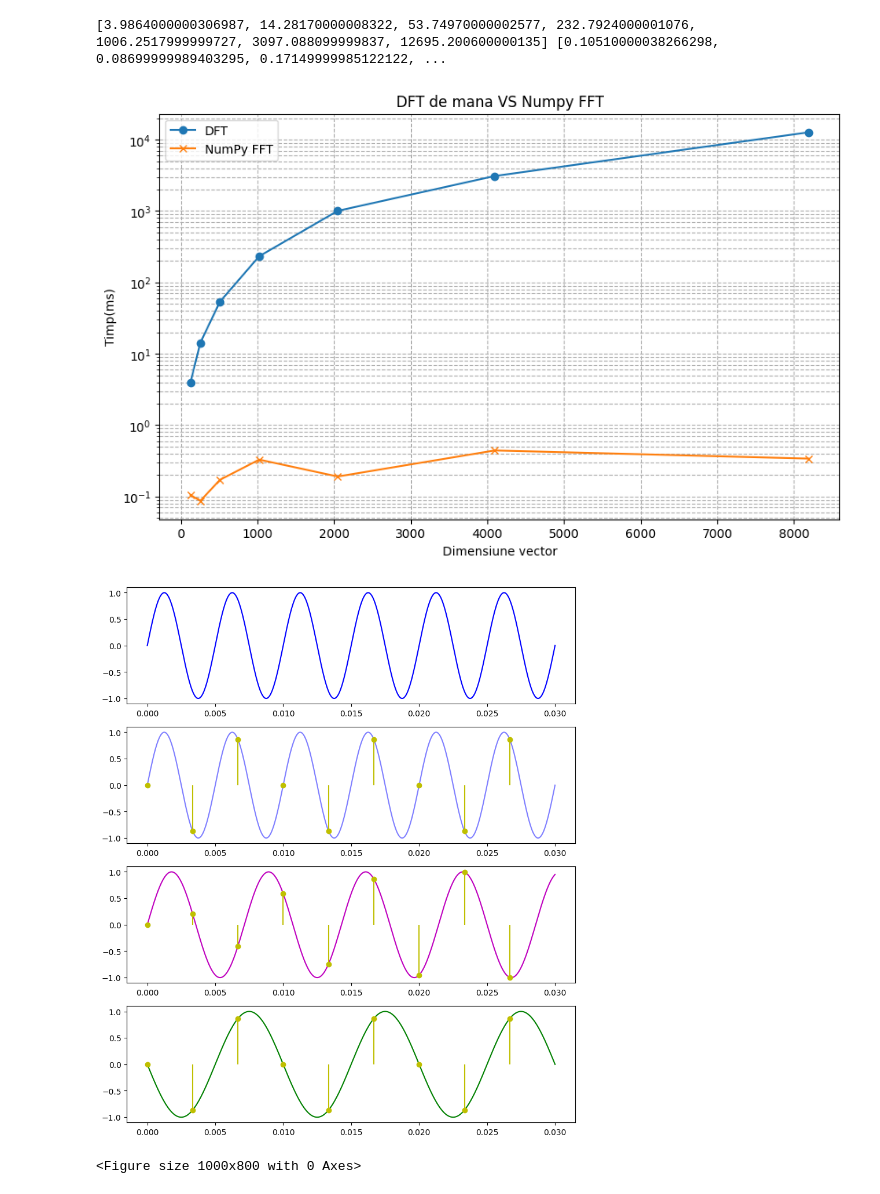
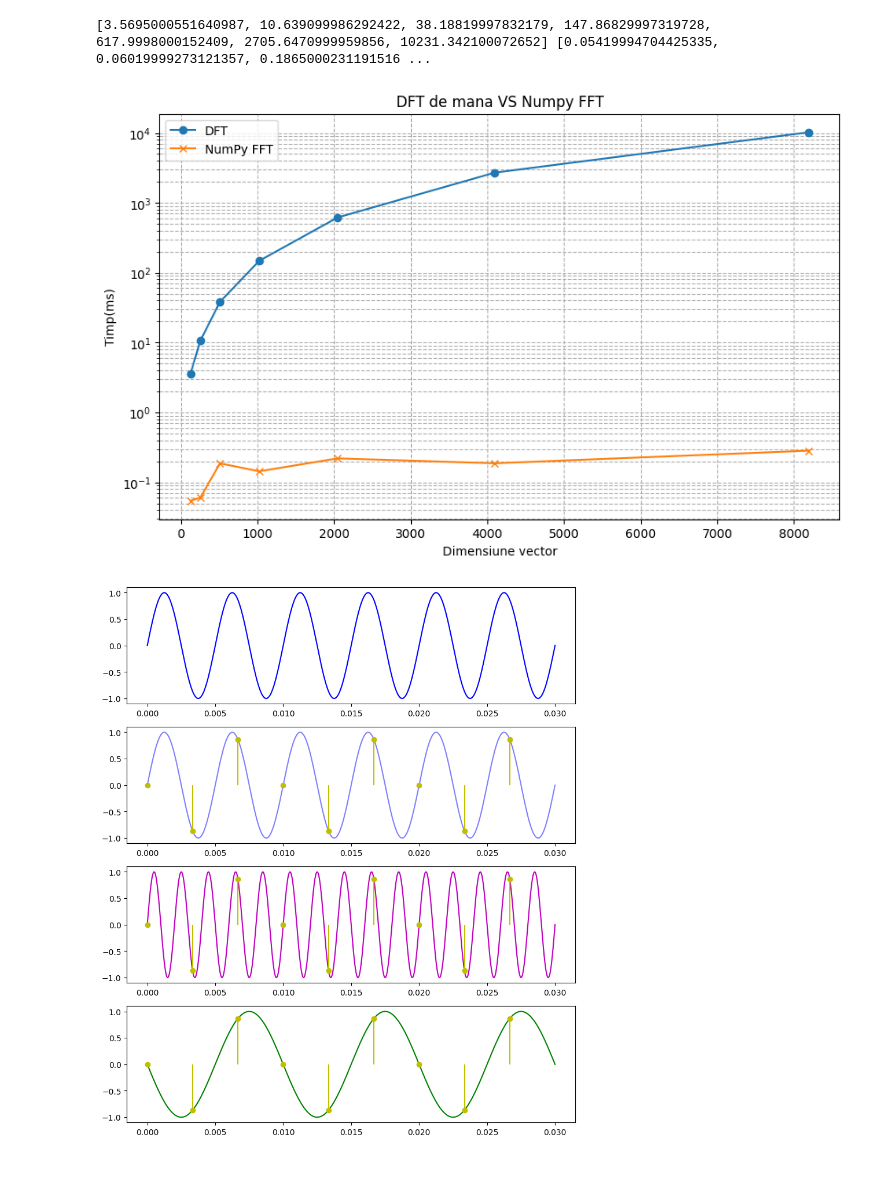
Before and after one commit to GVolter/Procesarea-Semnalelor-FMI, a Jupyter notebook: Laborator04/lab04.ipynb, the cells around one changed output. Cells and saved outputs as stored; diff of their text form; code cells hidden in the pictures.

```diff
--- a/Laborator04/lab04.ipynb
+++ b/Laborator04/lab04.ipynb
@@ -20,7 +21,7 @@ for n in N:
     x = np.random.random(n)
 
     start_time = time.perf_counter()
-    dft = dft(x, n)
+    dft_v = dft(x, n)
     dft_times.append((time.perf_counter() - start_time) * 1000.0)
 
     start_time = time.perf_counter()
@@ -44,41 +45,36 @@ plt.grid(True, which="both", ls="--")
 
 plt.show()
 # %% [output]
-[3.9864000000306987, 14.28170000008322, 53.74970000002577, 232.7924000001076, 1006.2517999999727, 3097.088099999837, 12695.200600000135] [0.10510000038266298, 0.08699999989403295, 0.17149999985122122, ...
+[3.5695000551640987, 10.639099986292422, 38.18819997832179, 147.86829997319728, 617.9998000152409, 2705.6470999959856, 10231.342100072652] [0.05419994704425335, 0.06019999273121357, 0.1865000231191516 ...
-[figure, old version]
+[figure, new version]
 # %%
-import numpy as np
-import matplotlib.pyplot as plt
-
 f = 200
 t = np.linspace(0, 0.03, 1000)
 y = np.sin(2 * np.pi * f * t)
 
 fs = 300
 ts = np.arange(0, 0.03, 1/fs)
 ys = np.sin(2 * np.pi * f * ts)
 
 
-f1 = f - fs/5
+f1 = f + fs
 f2 = f - fs
 y1 = np.sin(2 * np.pi * f1 * t)
 y2 = np.sin(2 * np.pi * f2 * t)
 
 
 fig, ax = plt.subplots(4,1,figsize=(10,12))
-plt.figure(figsize=(10, 8))
 
 ax[0].plot(t, y, 'b')
 
 ax[1].plot(t, y, 'b', alpha=0.5)
 ax[1].stem(ts, ys, 'y', basefmt=" ")
 
 ax[2].plot(t, y1, 'm')
 ax[2].stem(ts, np.sin(2 * np.pi * f1 * ts), 'y', basefmt=" ")
 ax[3].plot(t, y2, 'g')
 ax[3].stem(ts, np.sin(2 * np.pi * f2 * ts), 'y', basefmt=" ")
 
 plt.show()
 # %% [output]
-[figure, old version]
+[figure, new version]
-<Figure size 1000x800 with 0 Axes>
```
Also changed, not shown: parts of 6 cells of this notebook, 5 other files.
